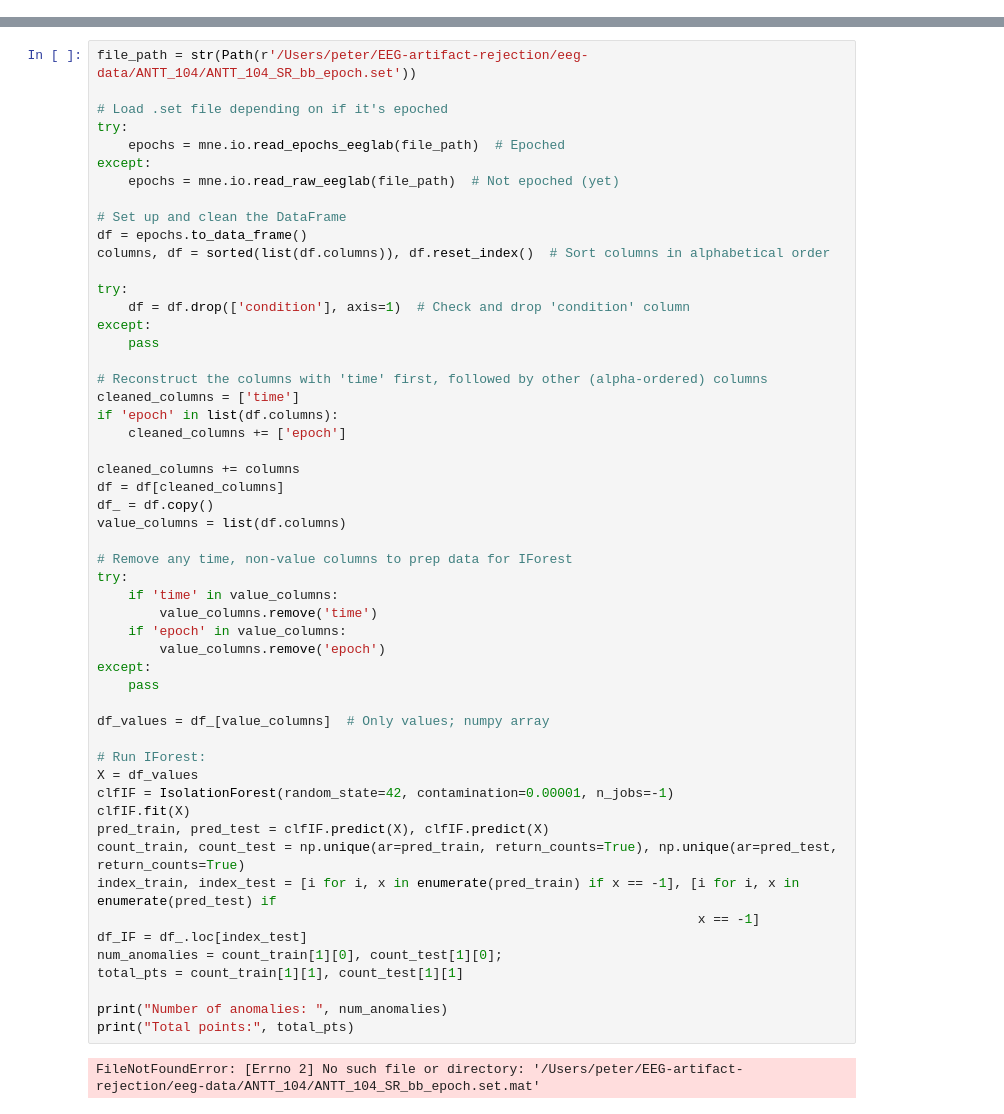
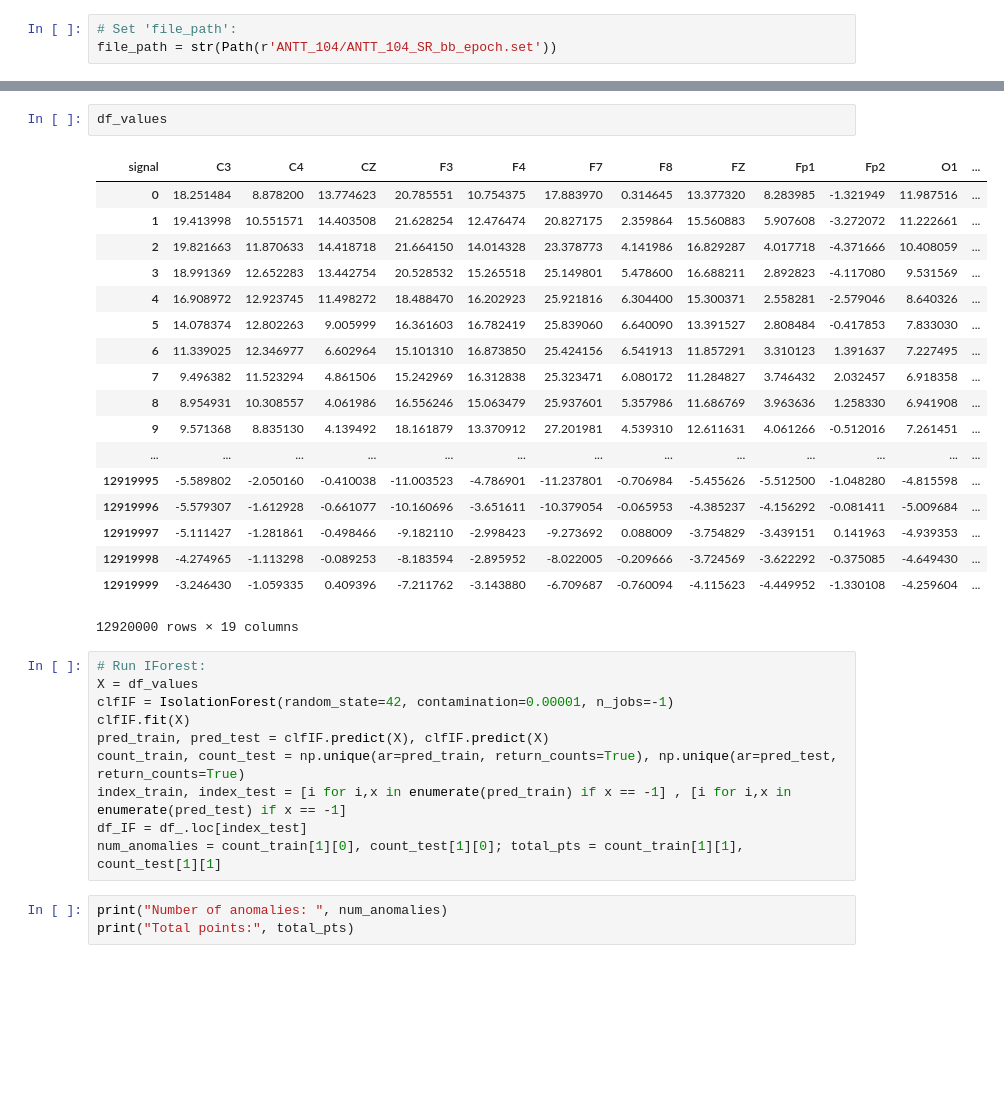
Before and after one commit to peterwhycs/T-BEAR, a Jupyter notebook: artifact_rejection.ipynb, the cells around one changed output, grey strips where cells are left out. Cells and saved outputs as stored; diff of their text form; blank space fills up the shorter version.

```diff
--- a/artifact_rejection.ipynb
+++ b/artifact_rejection.ipynb
@@ -7,3 +7,6 @@ import numpy as np
 import pandas as pd
 from mne import io
 from sklearn.ensemble import IsolationForest
+# %%
+# Set 'file_path':
+file_path = str(Path(r'ANTT_104/ANTT_104_SR_bb_epoch.set'))
@@ -10,55 +72,34 @@ from sklearn.ensemble import IsolationForest
+# %%
+df_values
+# %% [output]
+| signal | C3 | C4 | CZ | F3 | F4 | F7 | F8 | FZ | Fp1 | Fp2 | O1 | ... |
+| 0 | 18.251484 | 8.878200 | 13.774623 | 20.785551 | 10.754375 | 17.883970 | 0.314645 | 13.377320 | 8.283985 | -1.321949 | 11.987516 | ... |
+| 1 | 19.413998 | 10.551571 | 14.403508 | 21.628254 | 12.476474 | 20.827175 | 2.359864 | 15.560883 | 5.907608 | -3.272072 | 11.222661 | ... |
+| 2 | 19.821663 | 11.870633 | 14.418718 | 21.664150 | 14.014328 | 23.378773 | 4.141986 | 16.829287 | 4.017718 | -4.371666 | 10.408059 | ... |
+| 3 | 18.991369 | 12.652283 | 13.442754 | 20.528532 | 15.265518 | 25.149801 | 5.478600 | 16.688211 | 2.892823 | -4.117080 | 9.531569 | ... |
+| 4 | 16.908972 | 12.923745 | 11.498272 | 18.488470 | 16.202923 | 25.921816 | 6.304400 | 15.300371 | 2.558281 | -2.579046 | 8.640326 | ... |
+| 5 | 14.078374 | 12.802263 | 9.005999 | 16.361603 | 16.782419 | 25.839060 | 6.640090 | 13.391527 | 2.808484 | -0.417853 | 7.833030 | ... |
+| 6 | 11.339025 | 12.346977 | 6.602964 | 15.101310 | 16.873850 | 25.424156 | 6.541913 | 11.857291 | 3.310123 | 1.391637 | 7.227495 | ... |
+| 7 | 9.496382 | 11.523294 | 4.861506 | 15.242969 | 16.312838 | 25.323471 | 6.080172 | 11.284827 | 3.746432 | 2.032457 | 6.918358 | ... |
+| 8 | 8.954931 | 10.308557 | 4.061986 | 16.556246 | 15.063479 | 25.937601 | 5.357986 | 11.686769 | 3.963636 | 1.258330 | 6.941908 | ... |
+| 9 | 9.571368 | 8.835130 | 4.139492 | 18.161879 | 13.370912 | 27.201981 | 4.539310 | 12.611631 | 4.061266 | -0.512016 | 7.261451 | ... |
+| ... | ... | ... | ... | ... | ... | ... | ... | ... | ... | ... | ... | ... |
+| 12919995 | -5.589802 | -2.050160 | -0.410038 | -11.003523 | -4.786901 | -11.237801 | -0.706984 | -5.455626 | -5.512500 | -1.048280 | -4.815598 | ... |
+| 12919996 | -5.579307 | -1.612928 | -0.661077 | -10.160696 | -3.651611 | -10.379054 | -0.065953 | -4.385237 | -4.156292 | -0.081411 | -5.009684 | ... |
+| 12919997 | -5.111427 | -1.281861 | -0.498466 | -9.182110 | -2.998423 | -9.273692 | 0.088009 | -3.754829 | -3.439151 | 0.141963 | -4.939353 | ... |
+| 12919998 | -4.274965 | -1.113298 | -0.089253 | -8.183594 | -2.895952 | -8.022005 | -0.209666 | -3.724569 | -3.622292 | -0.375085 | -4.649430 | ... |
+| 12919999 | -3.246430 | -1.059335 | 0.409396 | -7.211762 | -3.143880 | -6.709687 | -0.760094 | -4.115623 | -4.449952 | -1.330108 | -4.259604 | ... |
+12920000 rows × 19 columns
 # %%
-file_path = str(Path(r'/Users/peter/EEG-artifact-rejection/eeg-data/ANTT_104/ANTT_104_SR_bb_epoch.set'))
-
-# Load .set file depending on if it's epoched
-try:
-    epochs = mne.io.read_epochs_eeglab(file_path)  # Epoched
-except:
-    epochs = mne.io.read_raw_eeglab(file_path)  # Not epoched (yet)
-
-# Set up and clean the DataFrame
-df = epochs.to_data_frame()
-columns, df = sorted(list(df.columns)), df.reset_index()  # Sort columns in alphabetical order
-
-try:
-    df = df.drop(['condition'], axis=1)  # Check and drop 'condition' column
-except:
-    pass
-
-# Reconstruct the columns with 'time' first, followed by other (alpha-ordered) columns
-cleaned_columns = ['time']
-if 'epoch' in list(df.columns):
-    cleaned_columns += ['epoch']
-
-cleaned_columns += columns
-df = df[cleaned_columns]
-df_ = df.copy()
-value_columns = list(df.columns)
-
-# Remove any time, non-value columns to prep data for IForest
-try:
-    if 'time' in value_columns:
-        value_columns.remove('time')
-    if 'epoch' in value_columns:
-        value_columns.remove('epoch')
-except:
-    pass
-
-df_values = df_[value_columns]  # Only values; numpy array
-
 # Run IForest:
 X = df_values
 clfIF = IsolationForest(random_state=42, contamination=0.00001, n_jobs=-1)
 clfIF.fit(X)
 pred_train, pred_test = clfIF.predict(X), clfIF.predict(X)
 count_train, count_test = np.unique(ar=pred_train, return_counts=True), np.unique(ar=pred_test, return_counts=True)
-index_train, index_test = [i for i, x in enumerate(pred_train) if x == -1], [i for i, x in enumerate(pred_test) if
-                                                                             x == -1]
+index_train, index_test = [i for i,x in enumerate(pred_train) if x == -1] , [i for i,x in enumerate(pred_test) if x == -1]
 df_IF = df_.loc[index_test]
-num_anomalies = count_train[1][0], count_test[1][0];
-total_pts = count_train[1][1], count_test[1][1]
-
-print("Number of anomalies: ", num_anomalies)
-print("Total points:", total_pts)
+num_anomalies = count_train[1][0], count_test[1][0]; total_pts = count_train[1][1], count_test[1][1]
-# %% [output]
-FileNotFoundError: [Errno 2] No such file or directory: '/Users/peter/EEG-artifact-rejection/eeg-data/ANTT_104/ANTT_104_SR_bb_epoch.set.mat'
+# %%
+print("Number of anomalies: ", num_anomalies)
+print("Total points:", total_pts)
```
Also changed, not shown: parts of 5 cells of this notebook, 2 other files.
